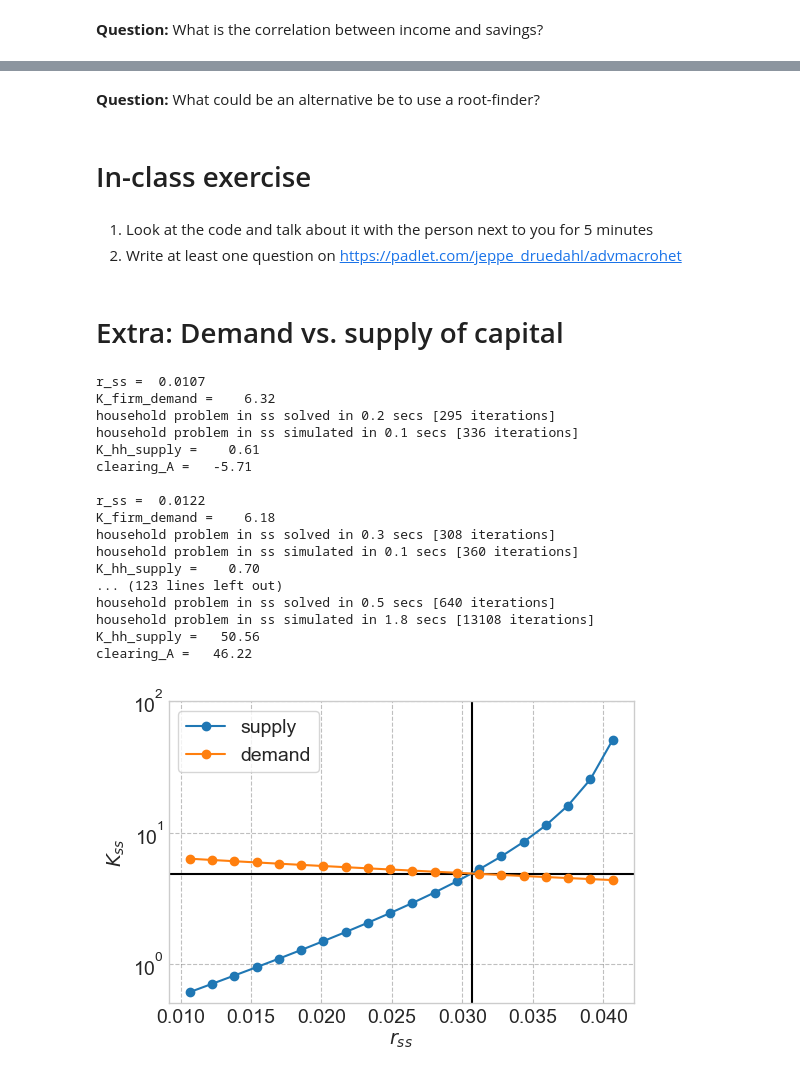
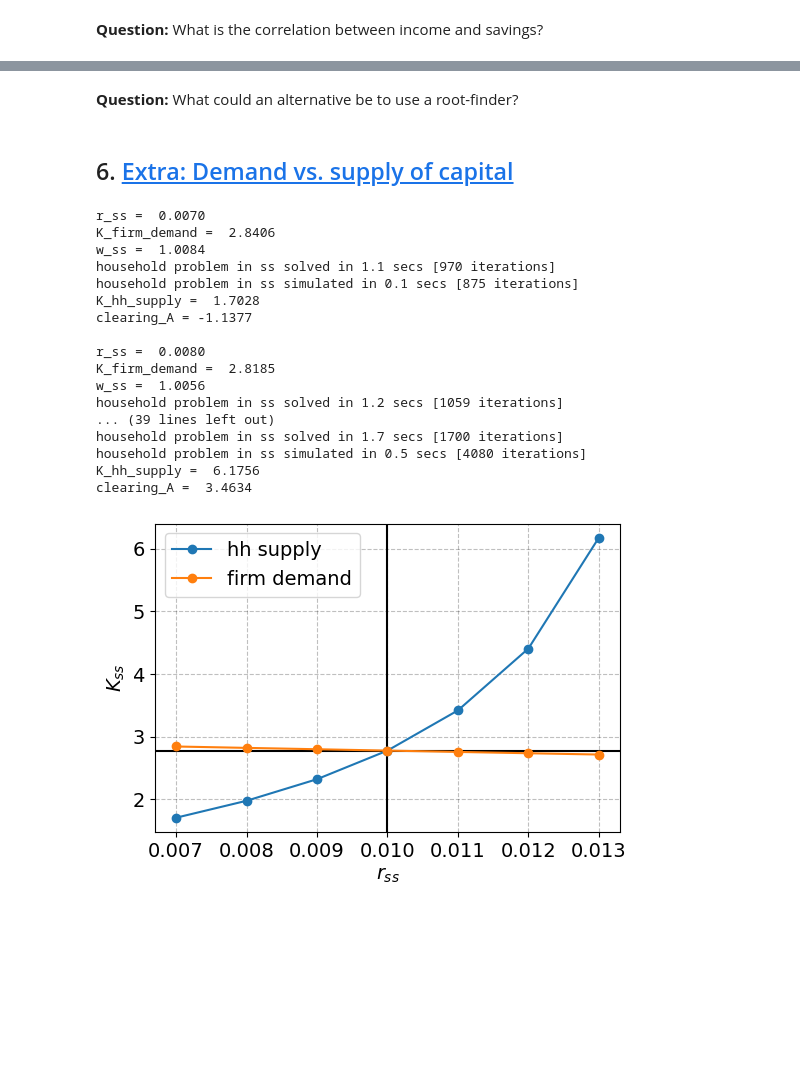
Before and after one commit to NumEconCopenhagen/AdvMacroHet, a Jupyter notebook: 02-StationaryEquilibrium/StationaryEquilibrium.ipynb, the cells around one changed output, grey strips where cells are left out. Drawn from its saved outputs; the diff is of its cells as text; code cells hidden in the pictures; blank space fills up the shorter version.

```diff
--- a/02-StationaryEquilibrium/StationaryEquilibrium.ipynb
+++ b/02-StationaryEquilibrium/StationaryEquilibrium.ipynb
@@ -15,8 +37,8 @@ import numpy as np
 from scipy import optimize
 
 import matplotlib.pyplot as plt
-plt.style.use('seaborn-whitegrid')
-prop_cycle = plt.rcParams['axes.prop_cycle']
-colors = prop_cycle.by_key()['color']
+colors = plt.rcParams['axes.prop_cycle'].by_key()['color']
+plt.rcParams.update({"axes.grid" : True, "grid.color": "black", "grid.alpha":"0.25", "grid.linestyle": "--"})
+plt.rcParams.update({'font.size': 14})
 
 from HANCModel import HANCModelClass
@@ -46,7 +68,7 @@ print(ss.D.shape)
 # %% [markdown]
 Set the steady state values, which matter for the household:
 # %%
-ss.r = 0.02
+ss.r = 0.01
 ss.w = 1.00
 # %% [markdown]
 **Solve the household problem** with `.solve_hh_ss()`:
@@ -340,17 +399,12 @@ ss.K = 3.96
 # %% [markdown]
-**Question:** What could be an alternative be to use a root-finder?
+**Question:** What could an alternative be to use a root-finder?
-# %% [markdown]
-# In-class exercise
-# %% [markdown]
-1. Look at the code and talk about it with the person next to you for 5 minutes
-2. Write at least one question on https://padlet.com/jeppe_druedahl/advmacrohet
 # %% [markdown]
-# Extra: Demand vs. supply of capital
+## 6. <a id='toc6_'></a>[Extra: Demand vs. supply of capital](#toc0_)
 # %%
 # allocate
-Nr_ss = 20
-r_ss_min = ss.r-0.02
-r_ss_max = ss.r+0.01
+Nr_ss = 7
+r_ss_min = 0.007
+r_ss_max = 0.013
 r_ss_vec = np.linspace(r_ss_min,r_ss_max,Nr_ss)
 
 K_hh_supply = np.zeros(Nr_ss)
@@ -365,53 +419,53 @@ for i,r_ss in enumerate(r_ss_vec):
     model_.ss.r = r_ss
 
     # a. firms
-    K_firm_demand[i] = ((r_ss+par.delta)/par.alpha*ss.Gamma)**(1/(par.alpha-1))
-    print(f'K_firm_demand = {K_firm_demand[i]:7.2f}')
+    K_firm_demand[i] = ((r_ss+par.delta)/(par.alpha*ss.Gamma))**(1/(par.alpha-1))
+    print(f'K_firm_demand = {K_firm_demand[i]:7.4f}')
 
-    model_.ss.w = (1.0-par.alpha)*ss.Gamma*(K_firm_demand[i]/ss.L)**par.alpha
+    w_ss = model_.ss.w = (1.0-par.alpha)*ss.Gamma*(K_firm_demand[i]/ss.L)**par.alpha
+
+    print(f'{w_ss = :7.4f}')
 
     # b. households
     model_.solve_hh_ss(do_print=True)
     model_.simulate_hh_ss(do_print=True)
 
     K_hh_supply[i] = np.sum(model_.ss.a*model_.ss.D)
-    print(f'K_hh_supply = {K_hh_supply[i]:7.2f}')
+    print(f'K_hh_supply = {K_hh_supply[i]:7.4f}')
 
     # c. clearing
     clearing_A = K_hh_supply[i]-K_firm_demand[i]
-    print(f'{clearing_A = :7.2f}\n')
+    print(f'{clearing_A = :7.4f}\n')
 # %% [output]
-r_ss =  0.0107
-K_firm_demand =    6.32
-household problem in ss solved in 0.2 secs [295 iterations]
-household problem in ss simulated in 0.1 secs [336 iterations]
-K_hh_supply =    0.61
-clearing_A =   -5.71
+r_ss =  0.0070
+K_firm_demand =  2.8406
+w_ss =  1.0084
+household problem in ss solved in 1.1 secs [970 iterations]
+household problem in ss simulated in 0.1 secs [875 iterations]
+K_hh_supply =  1.7028
+clearing_A = -1.1377
 
-r_ss =  0.0122
-K_firm_demand =    6.18
-household problem in ss solved in 0.3 secs [308 iterations]
-household problem in ss simulated in 0.1 secs [360 iterations]
-K_hh_supply =    0.70
-... (123 lines left out)
-household problem in ss solved in 0.5 secs [640 iterations]
-household problem in ss simulated in 1.8 secs [13108 iterations]
-K_hh_supply =   50.56
-clearing_A =   46.22
+r_ss =  0.0080
+K_firm_demand =  2.8185
+w_ss =  1.0056
+household problem in ss solved in 1.2 secs [1059 iterations]
+... (39 lines left out)
+household problem in ss solved in 1.7 secs [1700 iterations]
+household problem in ss simulated in 0.5 secs [4080 iterations]
+K_hh_supply =  6.1756
+clearing_A =  3.4634
 # %%
 fig = plt.figure(figsize=(6,6/1.5),dpi=100)
 ax = fig.add_subplot(1,1,1)
 
 ax.axvline(ss.r,color='black')
 ax.axhline(ss.K,color='black')
 
-ax.plot(r_ss_vec,K_hh_supply,'-o',label='supply')
-ax.plot(r_ss_vec,K_firm_demand,'-o',label='demand')
+ax.plot(r_ss_vec,K_hh_supply,'-o',label='hh supply')
+ax.plot(r_ss_vec,K_firm_demand,'-o',label='firm demand')
 
 ax.set_xlabel('$r_{ss}$')
 ax.set_ylabel('$K_{ss}$')
-ax.set_ylim([0.5,100])
-ax.set_yscale('log')
 ax.legend(frameon=True);
 # %% [output]
-[figure, old version]
+[figure, new version]
```
Also changed, not shown: parts of 40 cells of this notebook, 36 other files.
